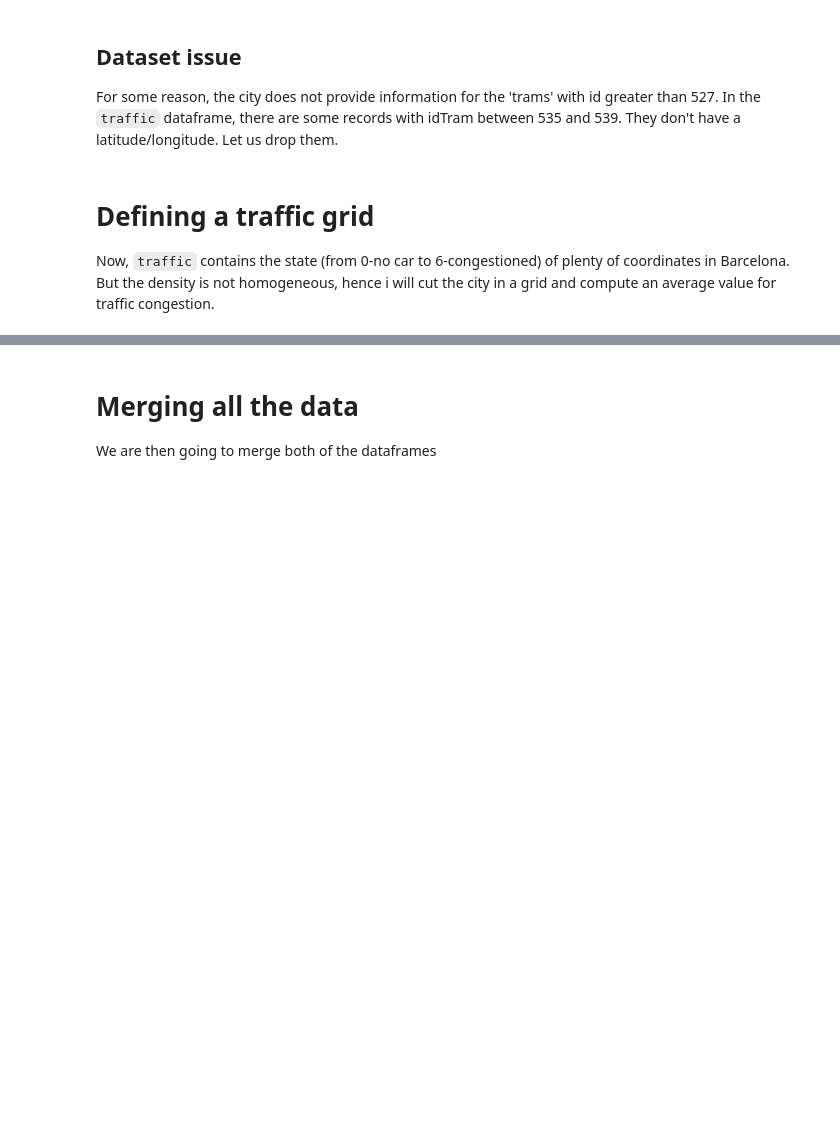
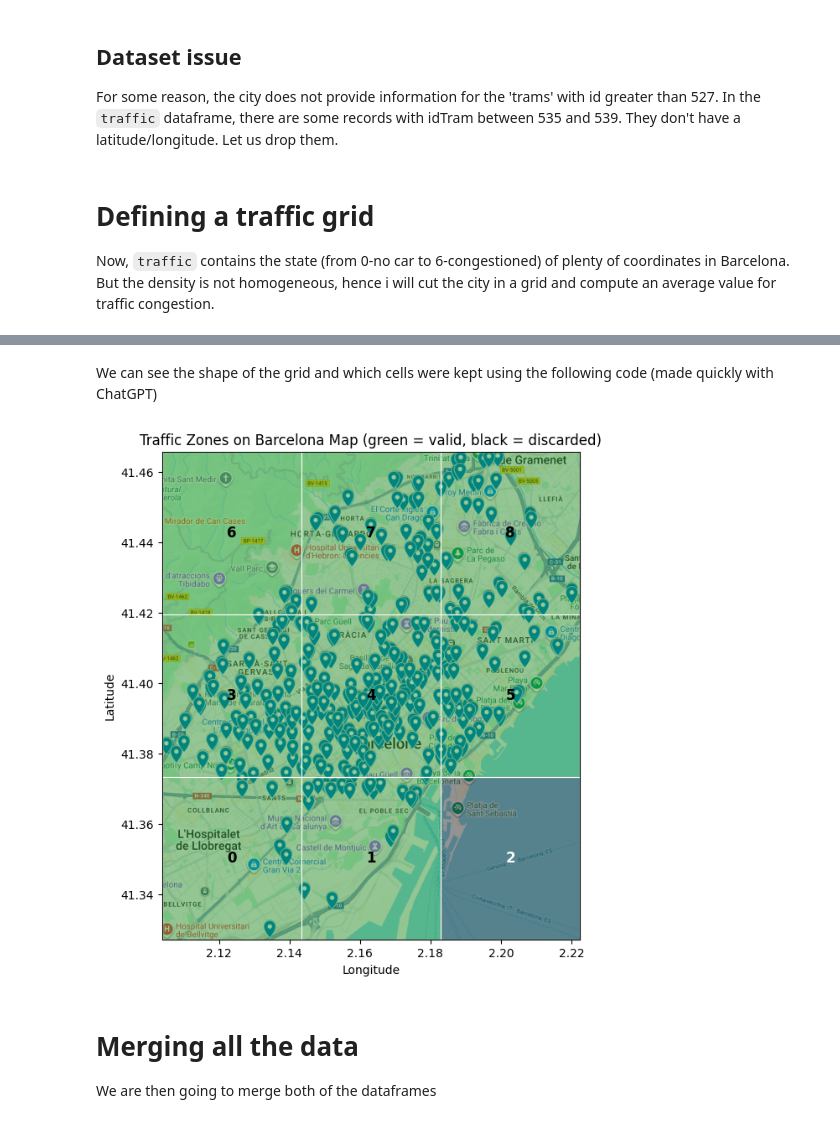
Before and after one commit to gabrielcdv/PRDL_project, a Jupyter notebook: dataset_creation.ipynb, the cells around one changed output, grey strips where cells are left out. Saved outputs shown, nothing was run; the diff lists cells and outputs as text; code cells hidden in the pictures; blank space fills up the shorter version.

Commit message:
discard traffic zones with too few sensors

```diff
--- a/dataset_creation.ipynb
+++ b/dataset_creation.ipynb
@@ -324,3 +350,79 @@ print(traffic.head())
+# %% [markdown]
+We can see the shape of the grid and which cells were kept using the following code (made quickly with ChatGPT)
+# %%
+# --- Load background image ---
+img = mpimg.imread("Barcelona_bg.png")
+img_h, img_w = img.shape[:2]
+img_aspect = img_h / img_w  # e.g. 712/832 ≈ 0.855
+
+# --- Compute grid extent with the same aspect ratio as the image ---
+lon_range = maxlon - minlon
+lat_range = maxlat - minlat
+side_lon = lon_range
+side_lat = lon_range * img_aspect  # adjust vertical range to match image ratio
+
+# Center vertically around the midpoint
+mid_lat = (minlat + maxlat) / 2
+minlat_adj = mid_lat - side_lat / 2
+maxlat_adj = mid_lat + side_lat / 2
+
+# --- Draw ---
+fig, ax = plt.subplots(figsize=(6, 6 * img_aspect))
+
+# Show image fitted to adjusted extent
+ax.imshow(
+    img,
+    extent=[minlon, maxlon, minlat_adj, maxlat_adj],
+    origin='upper'
+)
+
+# --- Draw semi-transparent grid cells ---
+for lat_idx in range(nb_vertical):
+    for lon_idx in range(nb_horizontal):
+        zone = lat_idx * nb_horizontal + lon_idx
+
+        cell_min_lat = minlat_adj + lat_idx * (side_lat / nb_vertical)
+        cell_max_lat = cell_min_lat + (side_lat / nb_vertical)
+        cell_min_lon = minlon + lon_idx * (side_lon / nb_horizontal)
+        cell_max_lon = cell_min_lon + (side_lon / nb_horizontal)
+
+        color = 'green' if zone in valid_zones else 'black'
+
+        ax.fill_between(
+            [cell_min_lon, cell_max_lon],
+            cell_min_lat, cell_max_lat,
+            color=color, alpha=0.4
+        )
+
+        # Zone label
+        center_lat = (cell_min_lat + cell_max_lat) / 2
+        center_lon = (cell_min_lon + cell_max_lon) / 2
+        ax.text(center_lon, center_lat, str(zone),
+                ha='center', va='center',
+                fontsize=12,
+                color='white' if color == 'black' else 'black',
+                weight='bold')
+
+# --- Grid lines ---
+for i in range(nb_horizontal + 1):
+    x = minlon + i * (side_lon / nb_horizontal)
+    ax.plot([x, x], [minlat_adj, maxlat_adj], color='white', linewidth=1)
+
+for j in range(nb_vertical + 1):
+    y = minlat_adj + j * (side_lat / nb_vertical)
+    ax.plot([minlon, maxlon], [y, y], color='white', linewidth=1)
+
+# --- Style ---
+ax.set_xlim(minlon, maxlon)
+ax.set_ylim(minlat_adj, maxlat_adj)
+ax.set_aspect('equal', adjustable='box')
+ax.set_title("Traffic Zones on Barcelona Map (green = valid, black = discarded)")
+ax.set_xlabel("Longitude")
+ax.set_ylabel("Latitude")
+plt.tight_layout()
+plt.show()
+# %% [output]
+[figure, added]
 # %% [markdown]
 # Merging all the data
 We are then going to merge both of the dataframes
```
Also changed, not shown: parts of 3 cells of this notebook.
